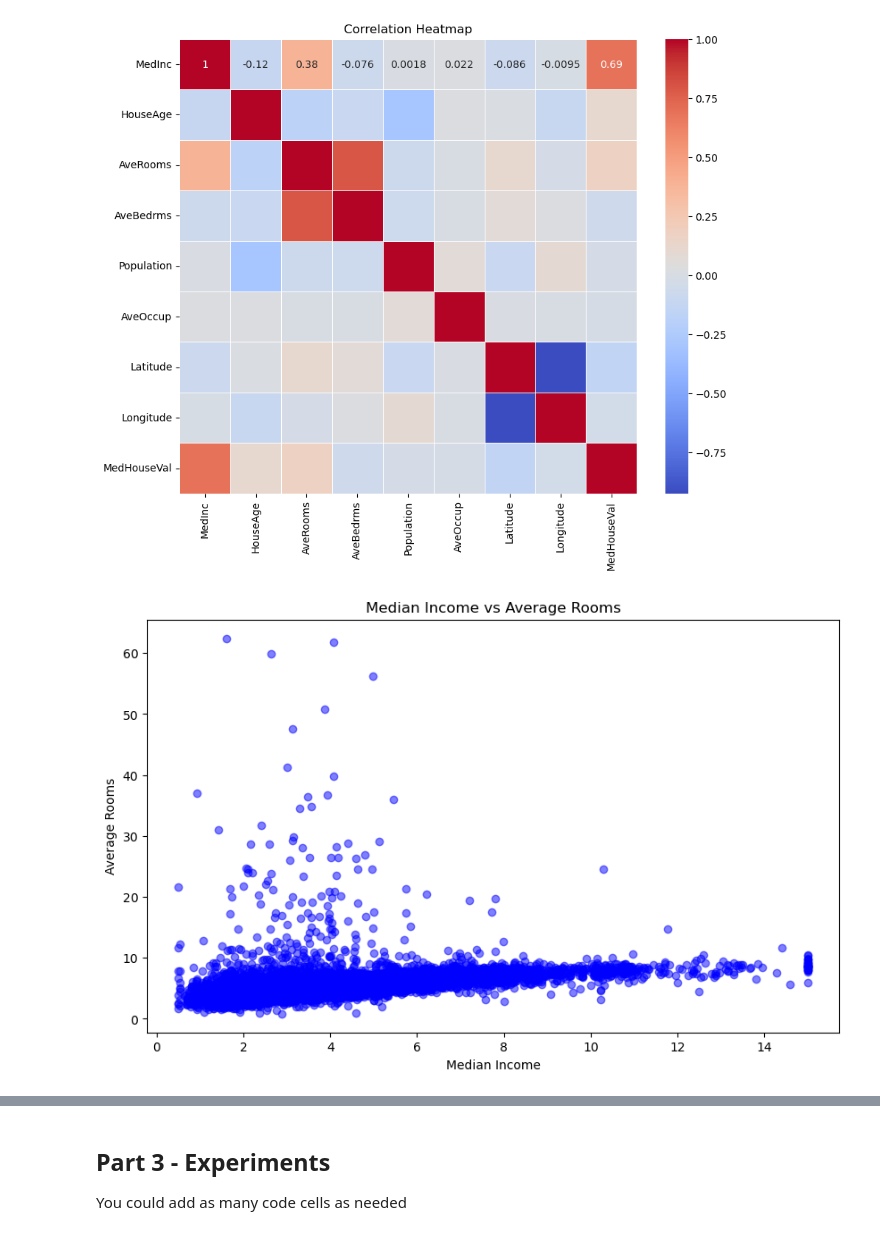
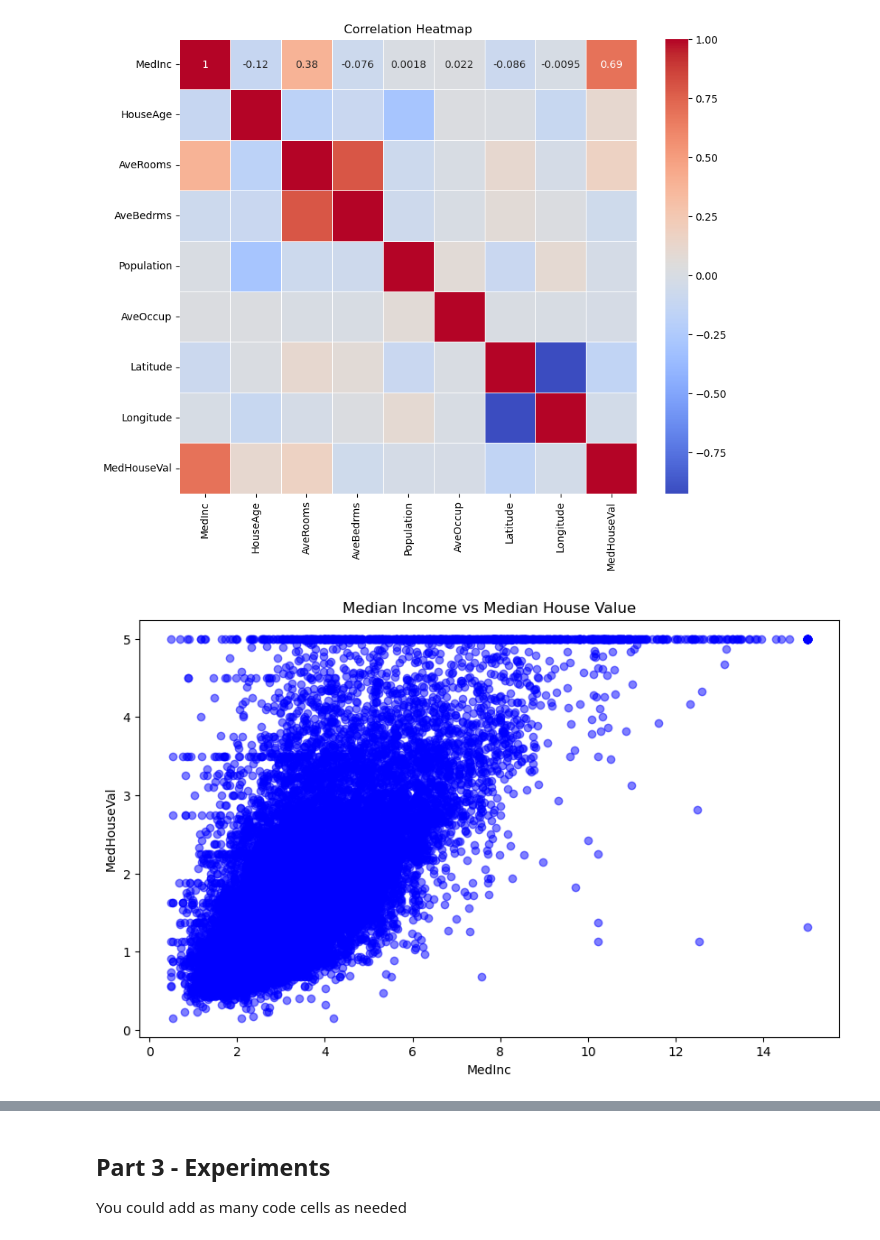
Before and after one commit to Roee-Avisar/ML-project-, a Jupyter notebook: Assignment2_supervised_learning_flow.ipynb, the cells around one changed output, grey strips where cells are left out. Cells and saved outputs as stored; diff of their text form; code cells hidden in the pictures.

```diff
--- a/Assignment2_supervised_learning_flow.ipynb
+++ b/Assignment2_supervised_learning_flow.ipynb
@@ -93,12 +93,12 @@ plt.show()
 # %% [output]
 [figure]
 # %%
-# Displays the relationship between income and the average number of rooms.
+# Displays the relationship between median income and median house value.
 plt.figure(figsize=(10, 6))
-plt.scatter(train_data['MedInc'], train_data['AveRooms'], alpha=0.5, color='b')
-plt.title('Median Income vs Average Rooms')
-plt.xlabel('Median Income')
-plt.ylabel('Average Rooms')
+plt.scatter(train_data['MedInc'], train_data['MedHouseVal'], alpha=0.5, color='b')
+plt.title('Median Income vs Median House Value')
+plt.xlabel('MedInc')
+plt.ylabel('MedHouseVal')
 plt.show()
 # %% [output]
-[figure, old version]
+[figure, new version]
```
Also changed, not shown: parts of 20 cells of this notebook.
